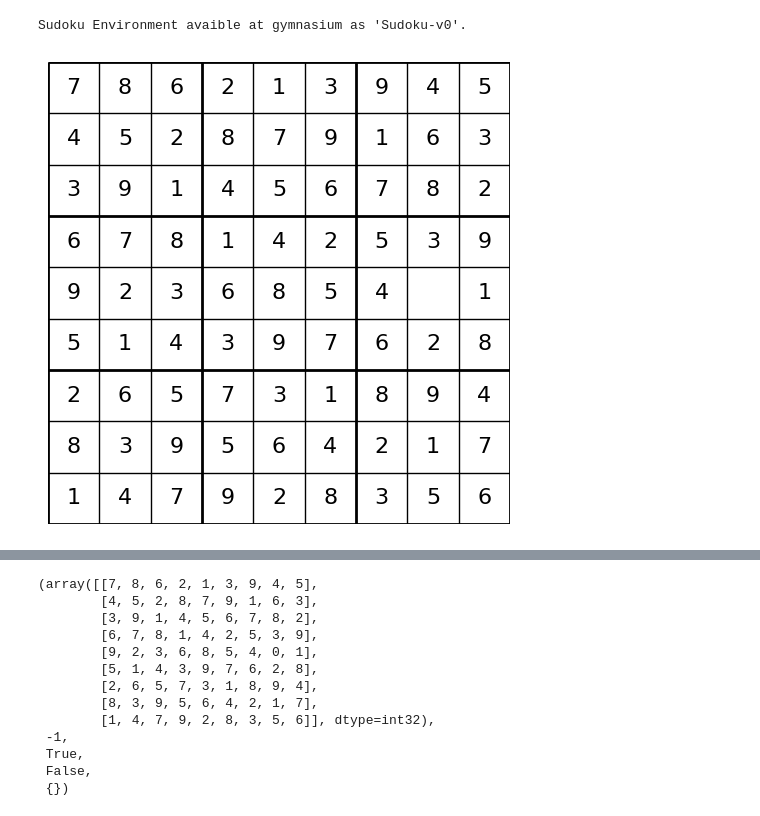
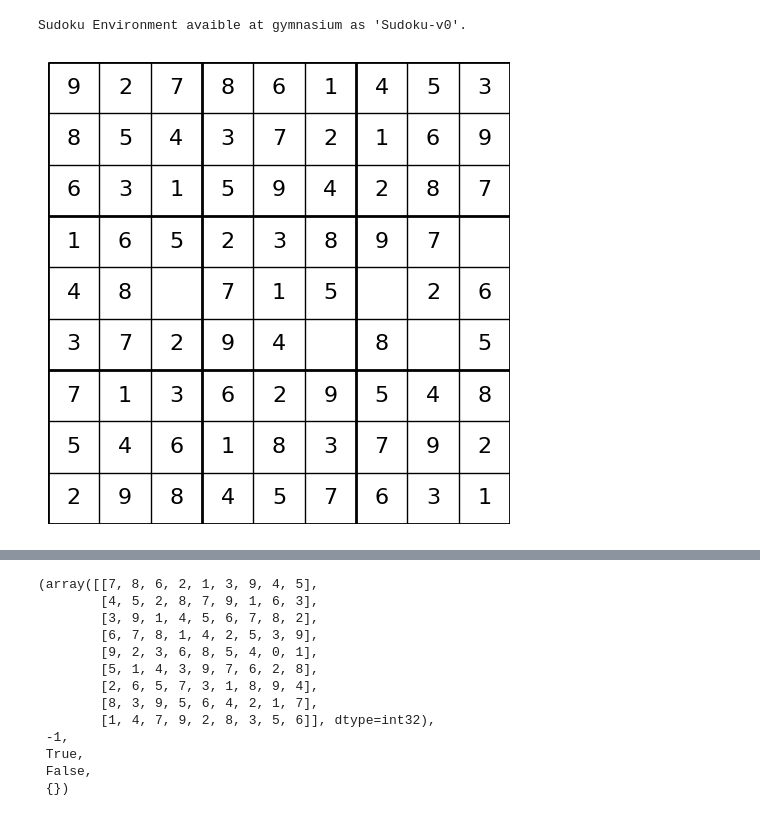
Before and after one commit to MockaWolke/DEEP_SUDOKU, a Jupyter notebook: notebooks/env.ipynb, the cells around one changed output, grey strips where cells are left out. Saved outputs shown, nothing was run; the diff lists cells and outputs as text; code cells hidden in the pictures.

```diff
--- a/notebooks/env.ipynb
+++ b/notebooks/env.ipynb
@@ -6,8 +6,8 @@ import gymnasium
 # %% [output]
 Sudoku Environment avaible at gymnasium as 'Sudoku-v0'.
 # %%
-env = gymnasium.make('Sudoku-v0', render_mode = "human", upper_bound_missing_digist = 1)
+env = gymnasium.make('Sudoku-v0', render_mode = "human", upper_bound_missing_digist = 5)
 env.reset()
 env.render()
 # %% [output]
-[figure, old version]
+[figure, new version]
```
Also changed, not shown: parts of 3 cells of this notebook, 4 other files.
